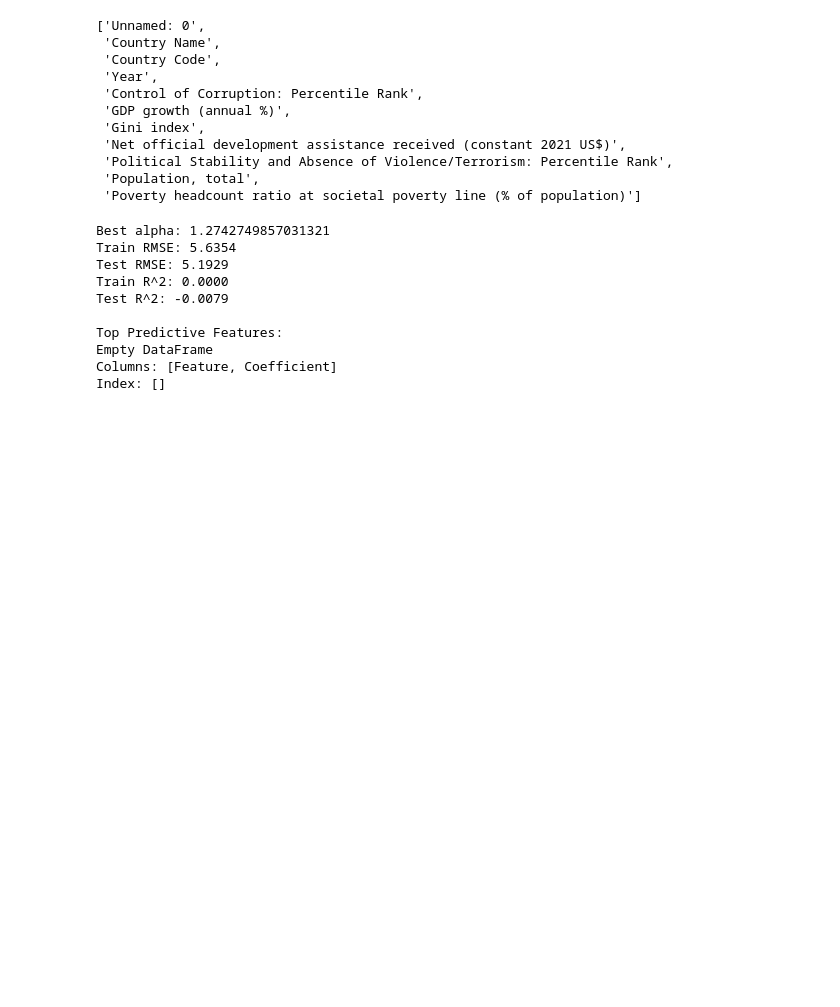
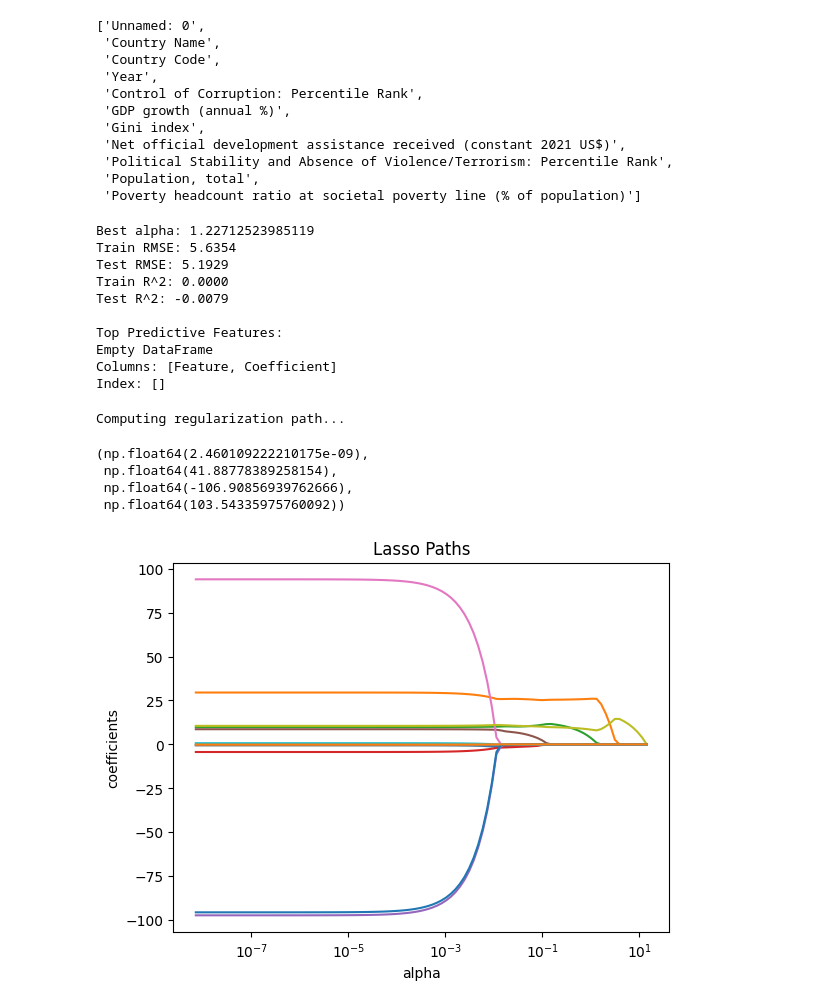
Before and after one commit to mseshan/DS3001Project, a Jupyter notebook: modelling.ipynb, the cells around one changed output. Saved outputs shown, nothing was run; the diff lists cells and outputs as text; code cells hidden in the pictures; blank space fills up the shorter version.

```diff
--- a/modelling.ipynb
+++ b/modelling.ipynb
@@ -71,7 +71,7 @@ X_test_scaled = scaler.transform(X_test)
 # Time-series cross-validated Lasso
 tscv = TimeSeriesSplit(n_splits=5)
 lasso = Lasso(max_iter=10000)
-param_grid = {'alpha': np.logspace(-4, 2, 20)}
+param_grid = {'alpha': np.logspace(0, .1, 10)}
 
 # Grid search
 grid_search = GridSearchCV(lasso, param_grid, cv=tscv, scoring='neg_mean_squared_error')
@@ -98,7 +98,7 @@ feature_importance = pd.DataFrame({
 print("\nTop Predictive Features:")
 print(feature_importance[feature_importance['Coefficient'] != 0])
 # %% [output]
-Best alpha: 1.2742749857031321
+Best alpha: 1.22712523985119
 Train RMSE: 5.6354
 Test RMSE: 5.1929
 Train R^2: 0.0000
@@ -108,3 +108,26 @@ Top Predictive Features:
 Empty DataFrame
 Columns: [Feature, Coefficient]
 Index: []
+# %%
+from sklearn.linear_model import lasso_path
+from matplotlib import pyplot as plt
+
+eps = 5e-10
+
+print("Computing regularization path...")
+alphas_lasso, coefs_lasso, _ = lasso_path(X_train_scaled, y_train, eps=eps)
+
+for coef in coefs_lasso:
+    l1 = plt.semilogx(alphas_lasso, coef)
+
+plt.xlabel("alpha")
+plt.ylabel("coefficients")
+plt.title("Lasso Paths")
+plt.axis("tight")
+# %% [output]
+Computing regularization path...
+(np.float64(2.460109222210175e-09),
+ np.float64(41.88778389258154),
+ np.float64(-106.90856939762666),
+ np.float64(103.54335975760092))
+[figure, added]
```
Also changed, not shown: 1 other file.
